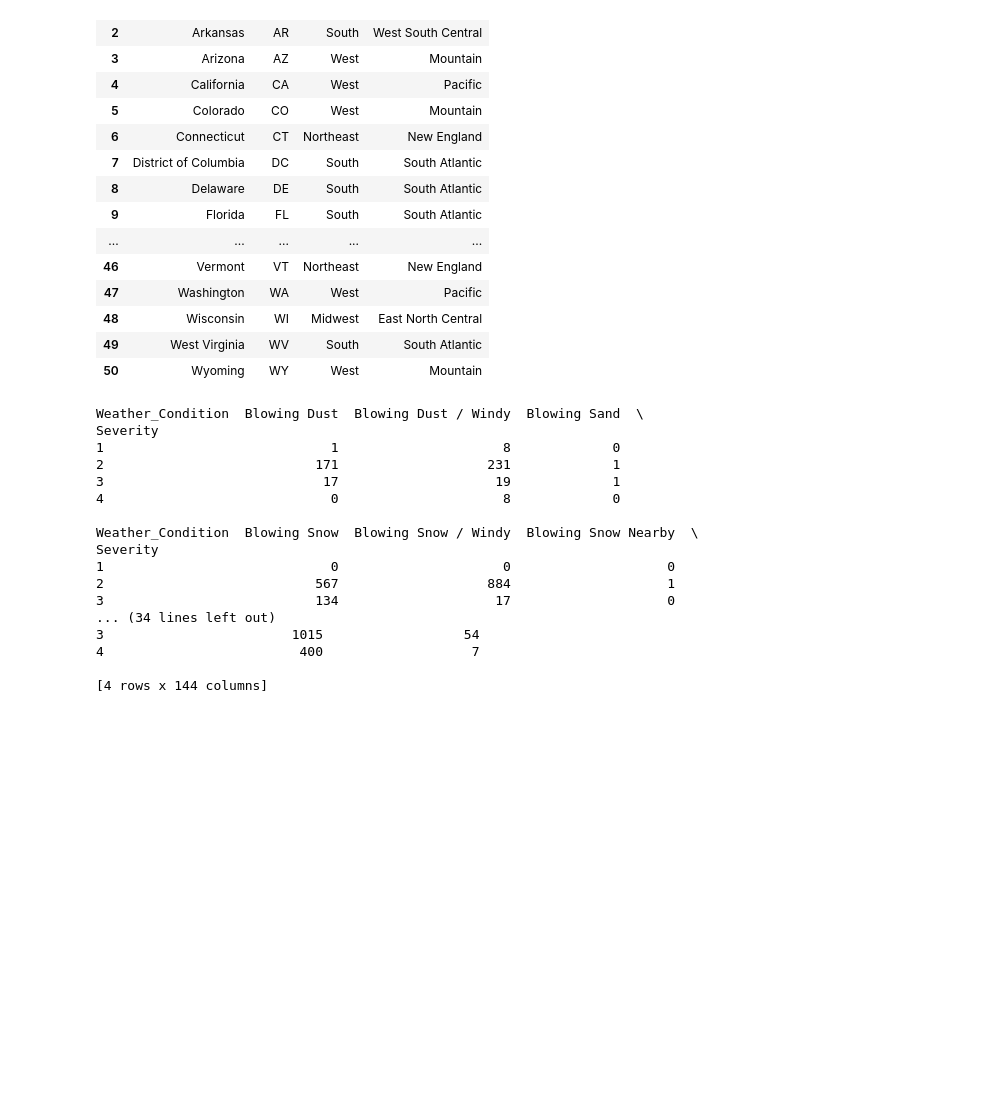
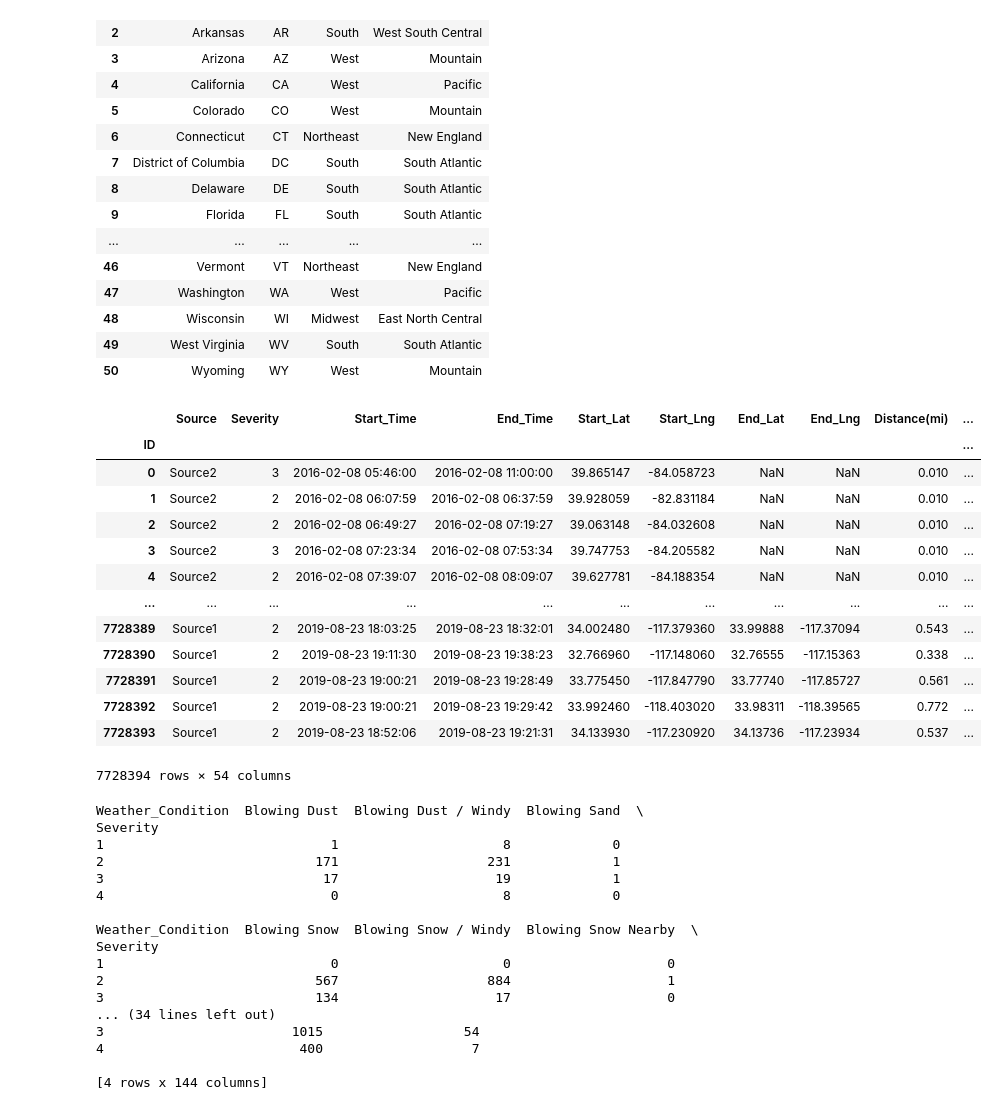
Before and after one commit to 31foan1dpt/DataAnalytics, a Jupyter notebook: Mindestanforderung_3.ipynb, the cells around one changed output. Saved outputs shown, nothing was run; the diff lists cells and outputs as text; code cells hidden in the pictures; blank space fills up the shorter version.

```diff
--- a/Mindestanforderung_3.ipynb
+++ b/Mindestanforderung_3.ipynb
@@ -33,6 +49,24 @@ states_df
 | 48 | Wisconsin | WI | Midwest | East North Central |
 | 49 | West Virginia | WV | South | South Atlantic |
 | 50 | Wyoming | WY | West | Mountain |
+# %%
+merged_df.index.name = 'ID'
+merged_df
+# %% [output]
+|  | Source | Severity | Start_Time | End_Time | Start_Lat | Start_Lng | End_Lat | End_Lng | Distance(mi) | ... |
+| ID |  |  |  |  |  |  |  |  |  | ... |
+| 0 | Source2 | 3 | 2016-02-08 05:46:00 | 2016-02-08 11:00:00 | 39.865147 | -84.058723 | NaN | NaN | 0.010 | ... |
+| 1 | Source2 | 2 | 2016-02-08 06:07:59 | 2016-02-08 06:37:59 | 39.928059 | -82.831184 | NaN | NaN | 0.010 | ... |
+| 2 | Source2 | 2 | 2016-02-08 06:49:27 | 2016-02-08 07:19:27 | 39.063148 | -84.032608 | NaN | NaN | 0.010 | ... |
+| 3 | Source2 | 3 | 2016-02-08 07:23:34 | 2016-02-08 07:53:34 | 39.747753 | -84.205582 | NaN | NaN | 0.010 | ... |
+| 4 | Source2 | 2 | 2016-02-08 07:39:07 | 2016-02-08 08:09:07 | 39.627781 | -84.188354 | NaN | NaN | 0.010 | ... |
+| ... | ... | ... | ... | ... | ... | ... | ... | ... | ... | ... |
+| 7728389 | Source1 | 2 | 2019-08-23 18:03:25 | 2019-08-23 18:32:01 | 34.002480 | -117.379360 | 33.99888 | -117.37094 | 0.543 | ... |
+| 7728390 | Source1 | 2 | 2019-08-23 19:11:30 | 2019-08-23 19:38:23 | 32.766960 | -117.148060 | 32.76555 | -117.15363 | 0.338 | ... |
+| 7728391 | Source1 | 2 | 2019-08-23 19:00:21 | 2019-08-23 19:28:49 | 33.775450 | -117.847790 | 33.77740 | -117.85727 | 0.561 | ... |
+| 7728392 | Source1 | 2 | 2019-08-23 19:00:21 | 2019-08-23 19:29:42 | 33.992460 | -118.403020 | 33.98311 | -118.39565 | 0.772 | ... |
+| 7728393 | Source1 | 2 | 2019-08-23 18:52:06 | 2019-08-23 19:21:31 | 34.133930 | -117.230920 | 34.13736 | -117.23934 | 0.537 | ... |
+7728394 rows × 54 columns
 # %%
 merged_df.rename(columns={merged_df.columns[0]: 'ID'}, inplace=True)
 pivot_table = pd.pivot_table(merged_df, values='ID', index='Severity', columns='Weather_Condition', aggfunc='count', fill_value=0)
```
Also changed, not shown: parts of 2 cells of this notebook, 3 other files.
